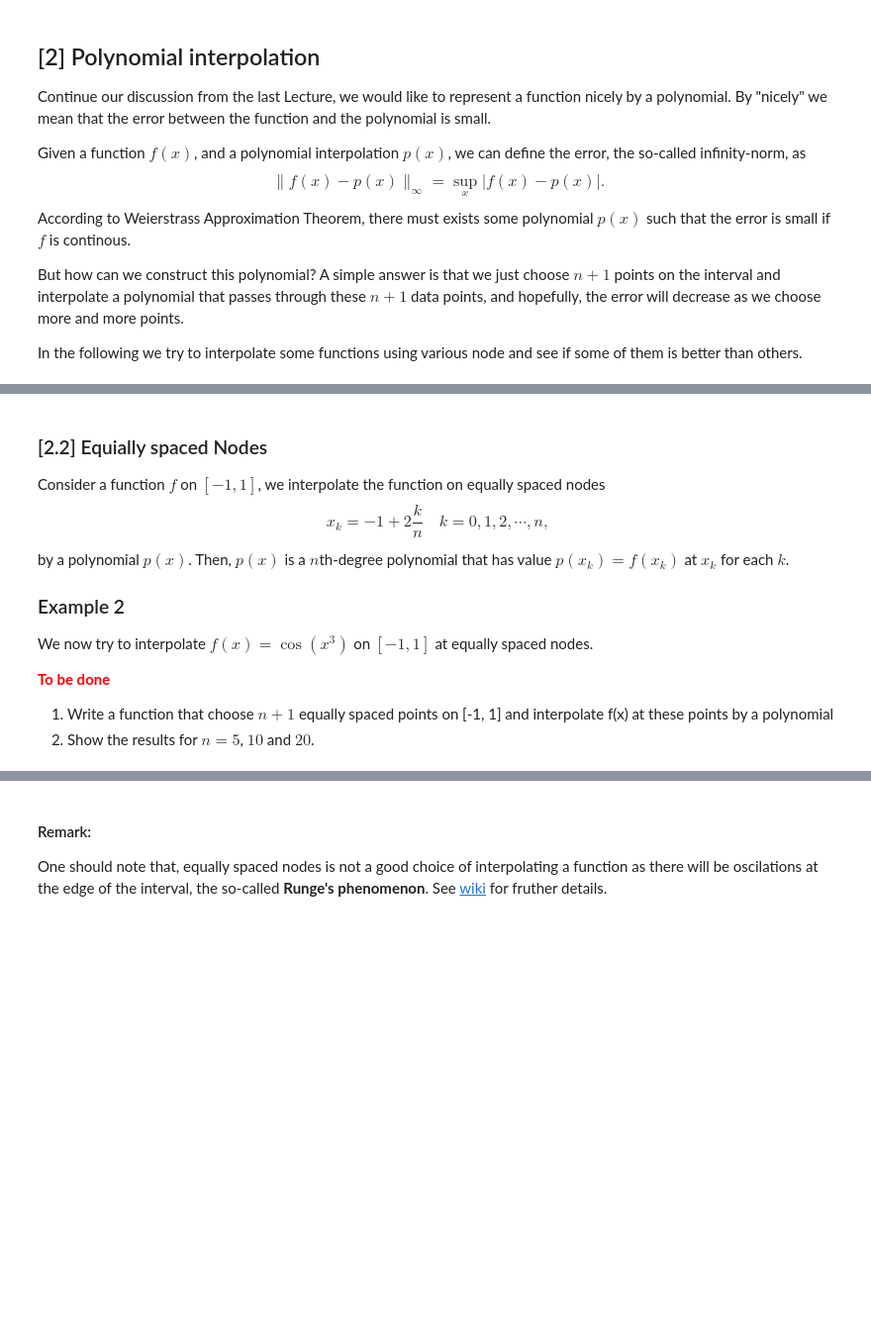
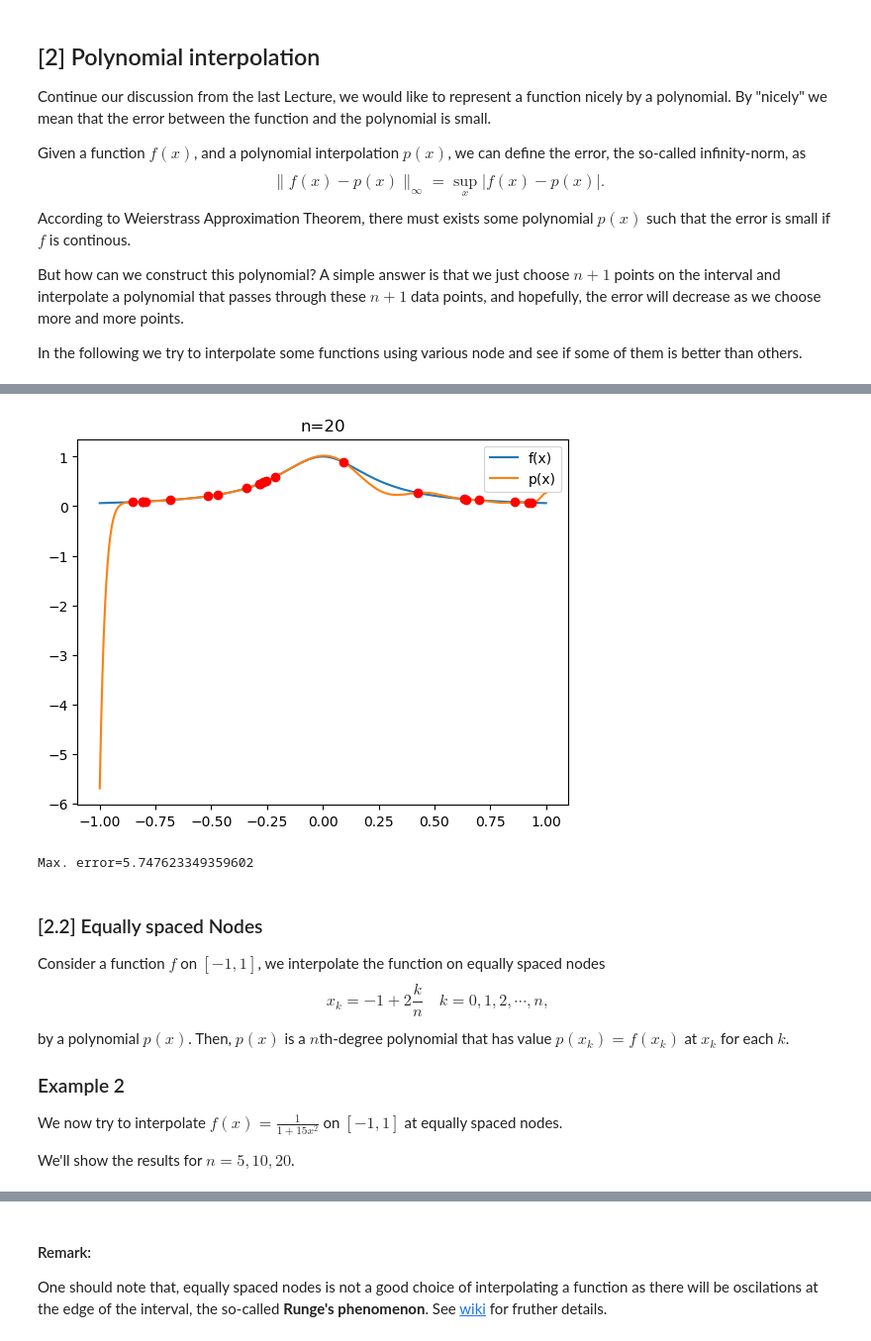
Before and after one commit to teshenglin/computational_mathematics, a Jupyter notebook: approximating_function_02.ipynb, the cells around one changed output, grey strips where cells are left out. Shown at 99% size. Cells and saved outputs as stored; diff of their text form; code cells hidden in the pictures; blank space fills up the shorter version.

```diff
--- a/approximating_function_02.ipynb
+++ b/approximating_function_02.ipynb
@@ -28,12 +116,17 @@ We now try to interpolate $f(x) = \cos(x^3)$ on $[-1,1]$ at randomly selected no
+# %%
+n=20
+x_nodes,f_nodes,p_inter=RandomNodes(f,n);
+PlotInterpolation(f,p_inter,[x_nodes,f_nodes])
+# %% [output]
+[figure, added]
+Max. error=5.747623349359602
 # %% [markdown]
-### [2.2] Equially spaced Nodes
+### [2.2] Equally spaced Nodes
 Consider a function $f$ on $[-1, 1]$, we interpolate the function on equally spaced nodes
 $$x_k = -1 + 2\frac{k}{n} \quad k=0,1,2,\cdots,n,$$
 by a polynomial $p(x)$. Then, $p(x)$ is a $n$th-degree polynomial that has value $p(x_k)=f(x_k)$ at $x_k$ for each $k$.
 
 ### Example 2
-We now try to interpolate $f(x) = \cos(x^3)$ on $[-1,1]$ at equally spaced nodes.
+We now try to interpolate $f(x) = \frac{1}{1+15x^2}$ on $[-1,1]$ at equally spaced nodes.
 
-<font color="red">**To be done**</font>
-1. Write a function that choose $n+1$ equally spaced points on [-1, 1] and interpolate f(x) at these points by a polynomial
-2. Show the results for $n=5$, $10$ and $20$.
+We'll show the results for $n=5,10,20$.
```
Also changed, not shown: parts of 37 cells of this notebook.
